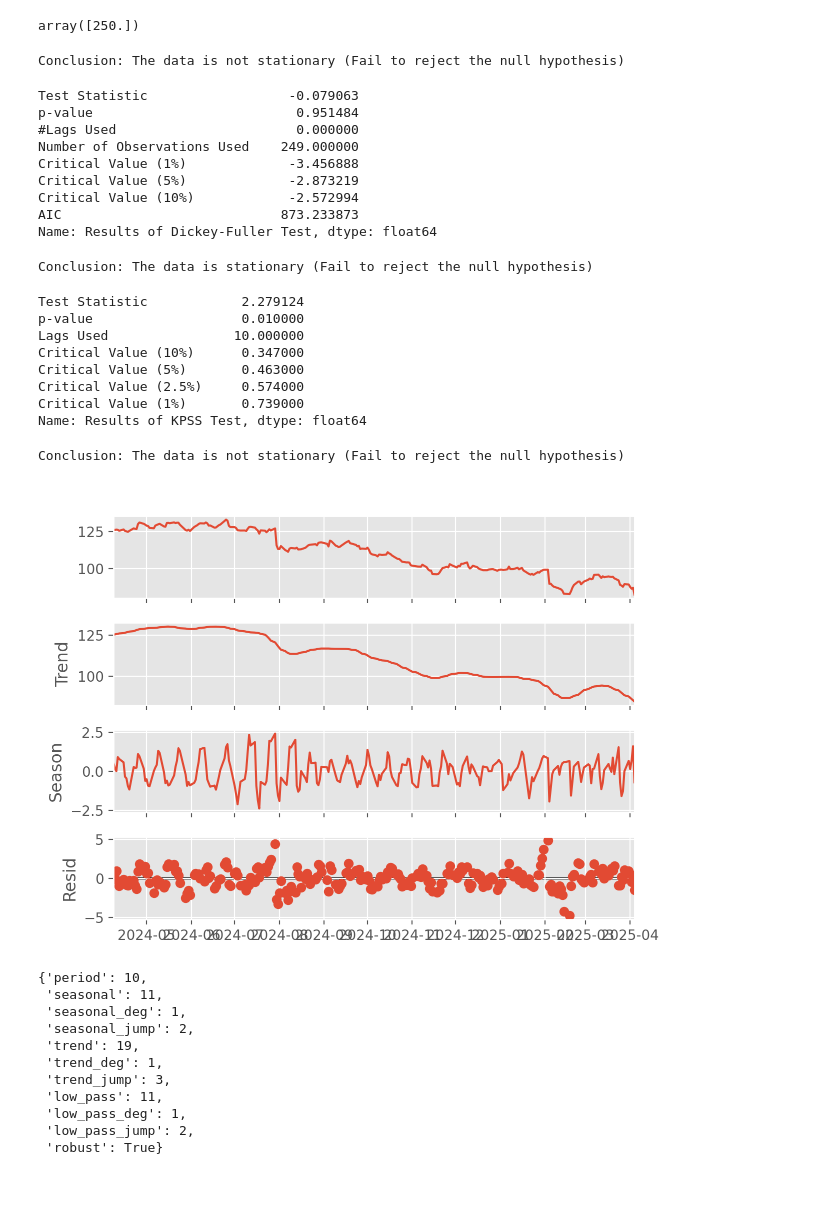
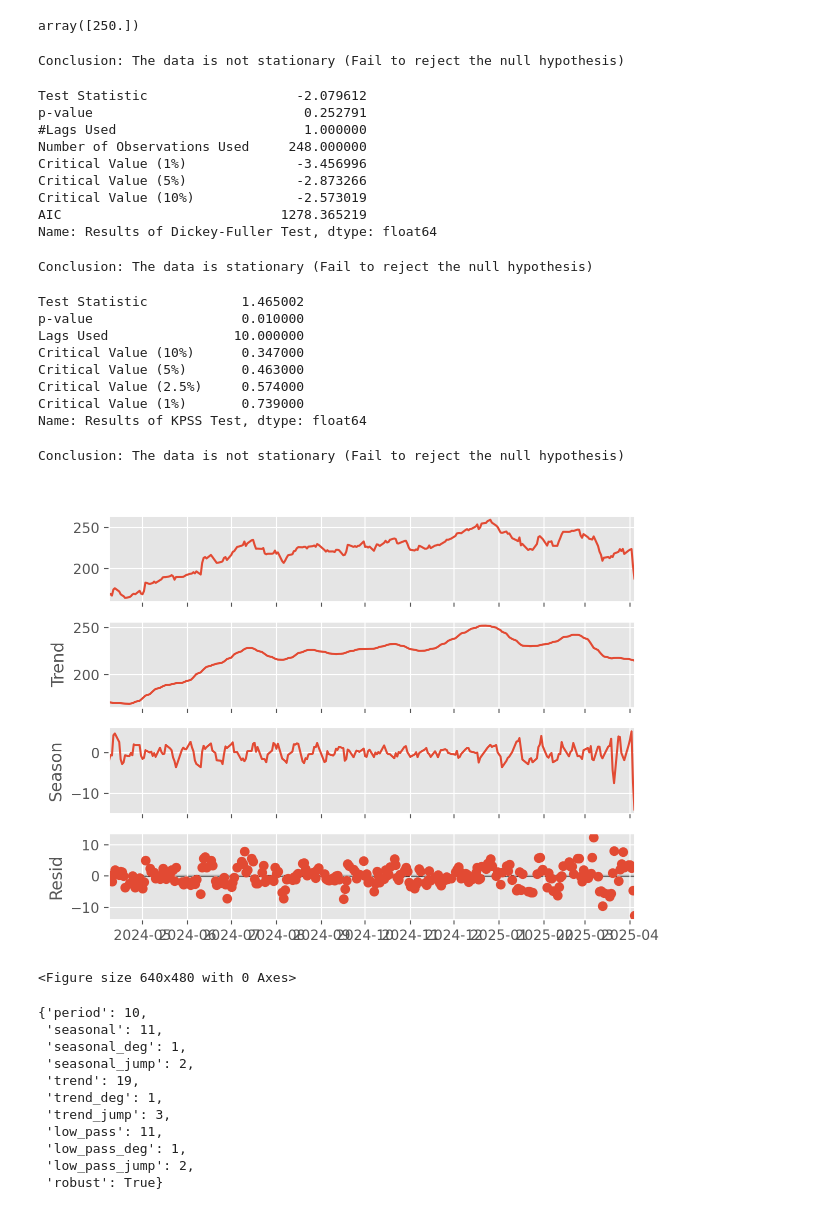
Before and after one commit to bkusuma/time-series-project, a Jupyter notebook: time-series-project.ipynb, the cells around one changed output. Saved outputs shown, nothing was run; the diff lists cells and outputs as text; code cells hidden in the pictures.

```diff
--- a/time-series-project.ipynb
+++ b/time-series-project.ipynb
@@ -169,7 +169,7 @@ import yfinance as yf
 from datetime import datetime
 
 # 1. Define the ticker and date range
-tickers = ["MRK"]
+tickers = ["AAPL"]
 end_date = datetime.today().strftime('%Y-%m-%d')
 
 start_date = (pd.to_datetime(end_date) - pd.DateOffset(years=1)).strftime('%Y-%m-%d')  # 1 year before
@@ -247,7 +247,7 @@ schedule = nyse.schedule(start_date='2016-12-30', end_date='2017-01-10')
 # df.resample(rule='168h', origin='2021-04-22 00:00:00', closed='right', label='right').sum()
 
 
-yf_dl = yf_dl.resample(rule=holidays).mean() # resample by business day
+yf_dl = yf_dl.resample(rule=holidays).last() # resample by business day
 yf_dl.index.freq = holidays
 yf_dl.head(20)
 # %% [output]
@@ -303,20 +309,20 @@ array([250.])
 adf_test(timeseries).round(6)
 # %% [output]
 Conclusion: The data is not stationary (Fail to reject the null hypothesis)
-Test Statistic                  -0.079063
-p-value                          0.951484
-#Lags Used                       0.000000
-Number of Observations Used    249.000000
-Critical Value (1%)             -3.456888
-Critical Value (5%)             -2.873219
-Critical Value (10%)            -2.572994
-AIC                            873.233873
+Test Statistic                   -2.079612
+p-value                           0.252791
+#Lags Used                        1.000000
+Number of Observations Used     248.000000
+Critical Value (1%)              -3.456996
+Critical Value (5%)              -2.873266
+Critical Value (10%)             -2.573019
+AIC                            1278.365219
 Name: Results of Dickey-Fuller Test, dtype: float64
 # %%
 kpss_test(timeseries)
 # %% [output]
 Conclusion: The data is stationary (Fail to reject the null hypothesis)
-Test Statistic            2.279124
+Test Statistic            1.465002
 p-value                   0.010000
 Lags Used                10.000000
 Critical Value (10%)      0.347000
@@ -344,35 +350,37 @@ low_pass_jump = int(np.ceil(0.15 * (period + 1))) # must be a positive integer
 trend_jump = int(np.ceil(0.15 * 1.5 * (period + 1)))
 
 if low_pass_jump < 1:
     low_pass_jump = 1
 else:
     low_pass_jump = low_pass_jump
 
 if seasonal_jump < 1:
     seasonal_jump = 1
 else:
     seasonal_jump = seasonal_jump
 
 
 
 mod = STL(
     timeseries,
     period=period,
     seasonal=seasonal,
     seasonal_deg=1,
     trend_deg=1,
     low_pass_deg=1,
     robust=True,
     seasonal_jump=seasonal_jump,
     trend_jump=trend_jump,
     low_pass_jump=low_pass_jump,
 )
 
 res = STL(timeseries, period=period).fit()
 res.plot()
-plt.show();
+plt.show()
+plt.tight_layout();
 # %% [output]
-[figure, old version]
+[figure, new version]
+<Figure size 640x480 with 0 Axes>
 # %%
 mod_seasonal = res.seasonal
 # %%
```
Also changed, not shown: parts of 15 cells of this notebook.
